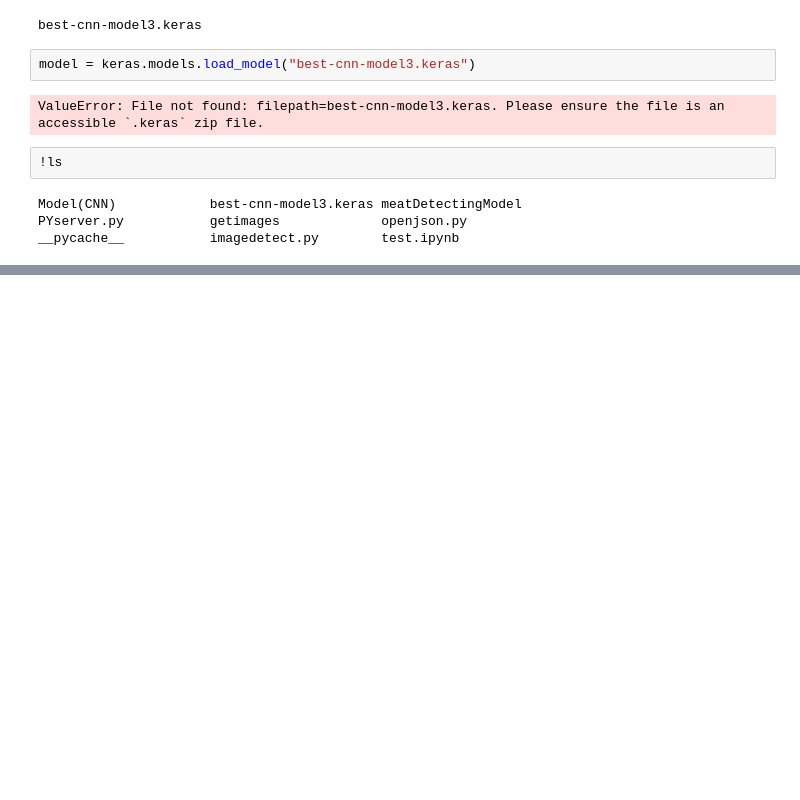
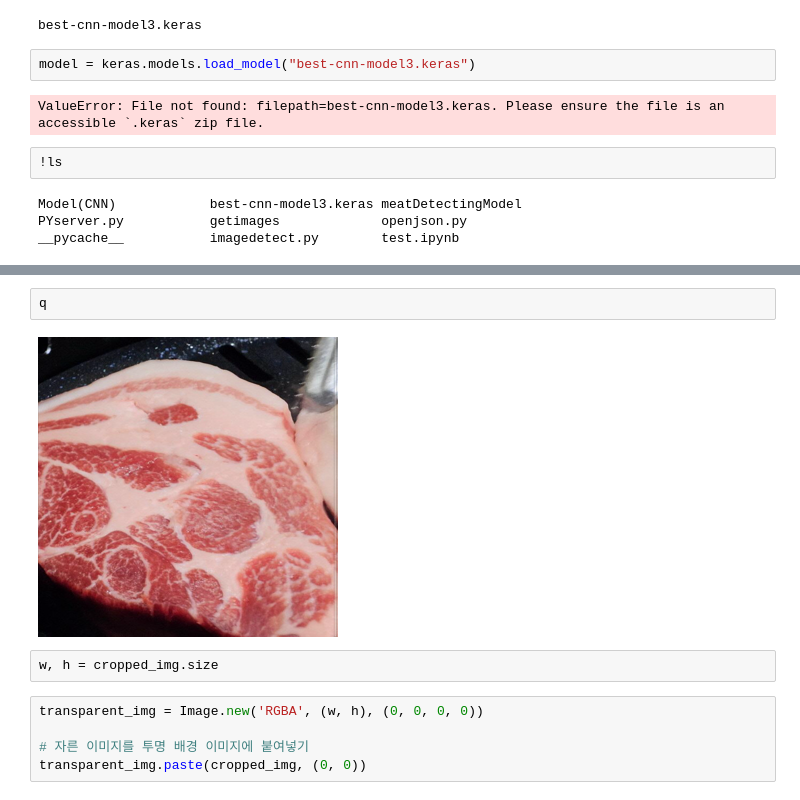
Before and after one commit to 3TeamPickMeat/PickMeat, a Jupyter notebook: python/Server/test.ipynb, the cells around one changed output, grey strips where cells are left out. Drawn from its saved outputs; the diff is of its cells as text; blank space fills up the shorter version.

```diff
--- a/python/Server/test.ipynb
+++ b/python/Server/test.ipynb
@@ -303,0 +316,11 @@ __pycache__           imagedetect.py        test.ipynb
+# %%
+q
+# %% [output]
+[figure, added]
+# %%
+w, h = cropped_img.size
+# %%
+transparent_img = Image.new('RGBA', (w, h), (0, 0, 0, 0))
+
+# 자른 이미지를 투명 배경 이미지에 붙여넣기
+transparent_img.paste(cropped_img, (0, 0))
```
Also changed, not shown: parts of 29 cells of this notebook, 18 other files.
